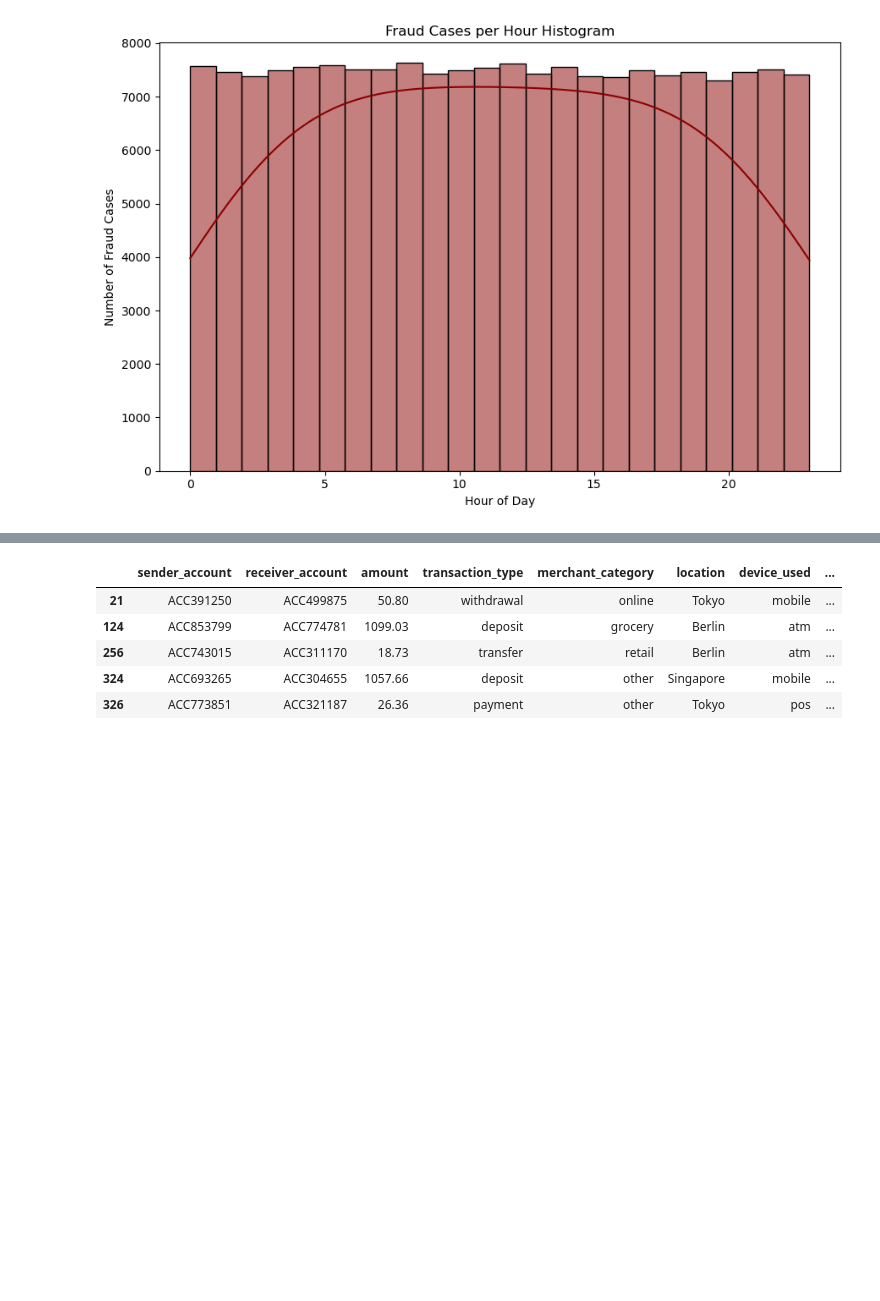
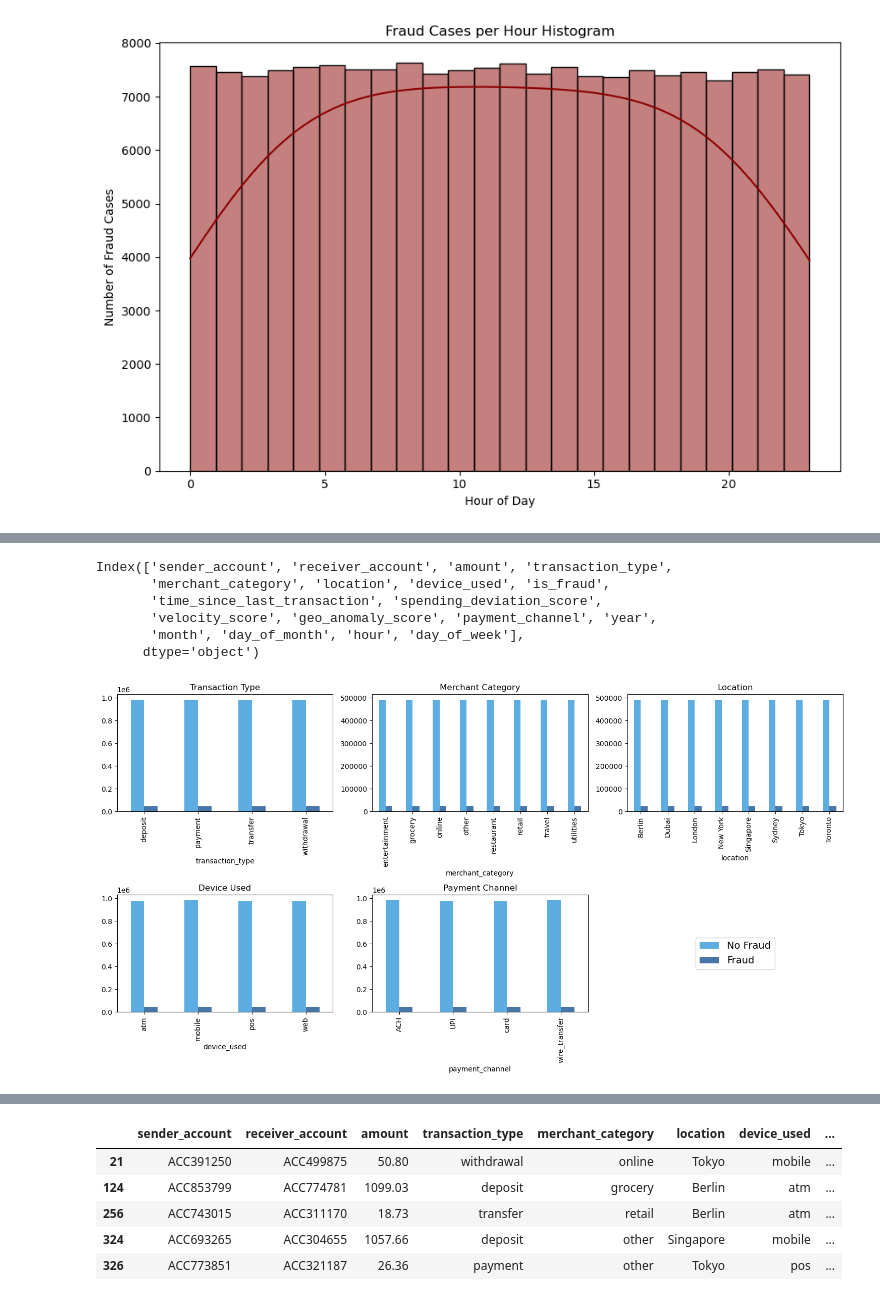
Before and after one commit to mlopezza/financial_fraud_detection_project, a Jupyter notebook: data/data_visualization.ipynb, the cells around one changed output, grey strips where cells are left out. Cells and saved outputs as stored; diff of their text form; code cells hidden in the pictures; blank space fills up the shorter version.

```diff
--- a/data/data_visualization.ipynb
+++ b/data/data_visualization.ipynb
@@ -159,3 +161,8 @@ plt.tight_layout()
 plt.show()
 # %% [output]
 [figure]
+# %%
+# Show the imbalance in the dataframe: Create a Df in pandas
+
+fraud_data = pd.read_parquet(cleaned_parquet_path)
+fraud_data.head()
@@ -162,3 +176,42 @@ plt.show()
 # %%
+fraud_data.columns
+
+
 # sender_account  # of repetitions histograms
 # receiver_account
+# %% [output]
+Index(['sender_account', 'receiver_account', 'amount', 'transaction_type',
+       'merchant_category', 'location', 'device_used', 'is_fraud',
+       'time_since_last_transaction', 'spending_deviation_score',
+       'velocity_score', 'geo_anomaly_score', 'payment_channel', 'year',
+       'month', 'day_of_month', 'hour', 'day_of_week'],
+      dtype='object')
+# %%
+#Categories to analyze
+categories = ['transaction_type', 'merchant_category', 'location',
+              'device_used', 'payment_channel']
+
+fig, axes = plt.subplots(2, 3, figsize=(15, 8))
+axes = axes.flatten()
+
+for idx, cat in enumerate(categories):
+    fraud_data.groupby([cat, 'is_fraud']).size().unstack().plot(
+        kind='bar', ax=axes[idx], color=['#3498db', '#1a5490'], alpha=0.8, legend=False
+    )
+    axes[idx].set_title(cat.replace('_', ' ').title())
+
+# Hide the 6th subplot and use it only for the legend
+axes[5].axis('off')
+
+# Create a custom legend in the 6th space
+from matplotlib.patches import Patch
+legend_elements = [Patch(facecolor='#3498db', alpha=0.8, label='No Fraud'),
+                   Patch(facecolor='#1a5490', alpha=0.8, label='Fraud')]
+
+axes[5].legend(handles=legend_elements, loc='center', fontsize=14, frameon=True)
+
+plt.tight_layout()
+plt.savefig('../images/fraud_distribution_by_category.png', dpi=300, bbox_inches='tight')
+plt.show()
+# %% [output]
+[figure, added]
```
Also changed, not shown: parts of 16 cells of this notebook, 28 other files.
